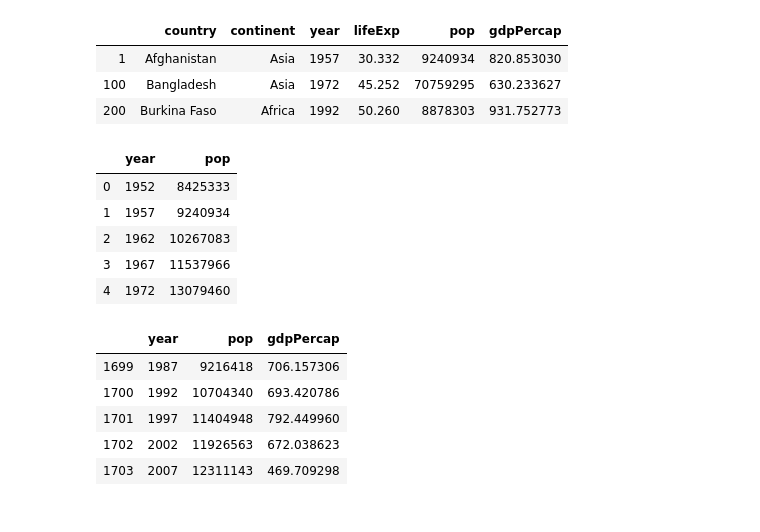
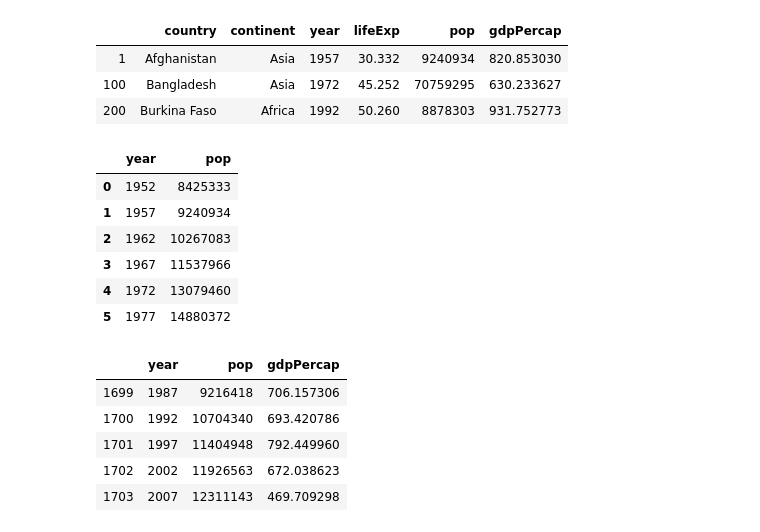
Before and after one commit to SMHWANGMS/python231212, a Jupyter notebook: Pandas_gapminder.ipynb, the cells around one changed output. Saved outputs shown, nothing was run; the diff lists cells and outputs as text; code cells hidden in the pictures.

```diff
--- a/Pandas_gapminder.ipynb
+++ b/Pandas_gapminder.ipynb
@@ -135,15 +183,17 @@ df.iloc[[1,100,200]]
 # %%
 #슬라이싱 구문으로 데이터 추출하기
 #다음은 모든 행(:)의 데이터에 대해 year, pop열을 추출하는 방법입니다.
-subset = df.loc[:, ["year","pop"]]
-subset.head()
+#location 약자 [행, 열]
+subset = df.loc[ 0:5, ["year","pop"] ]
+subset
 # %% [output]
 |  | year | pop |
 | 0 | 1952 | 8425333 |
 | 1 | 1957 | 9240934 |
 | 2 | 1962 | 10267083 |
 | 3 | 1967 | 11537966 |
 | 4 | 1972 | 13079460 |
+| 5 | 1977 | 14880372 |
 # %%
 subset = df.iloc[:, [2,4,-1]]
 subset.tail()
```
Also changed, not shown: parts of 10 cells of this notebook.
